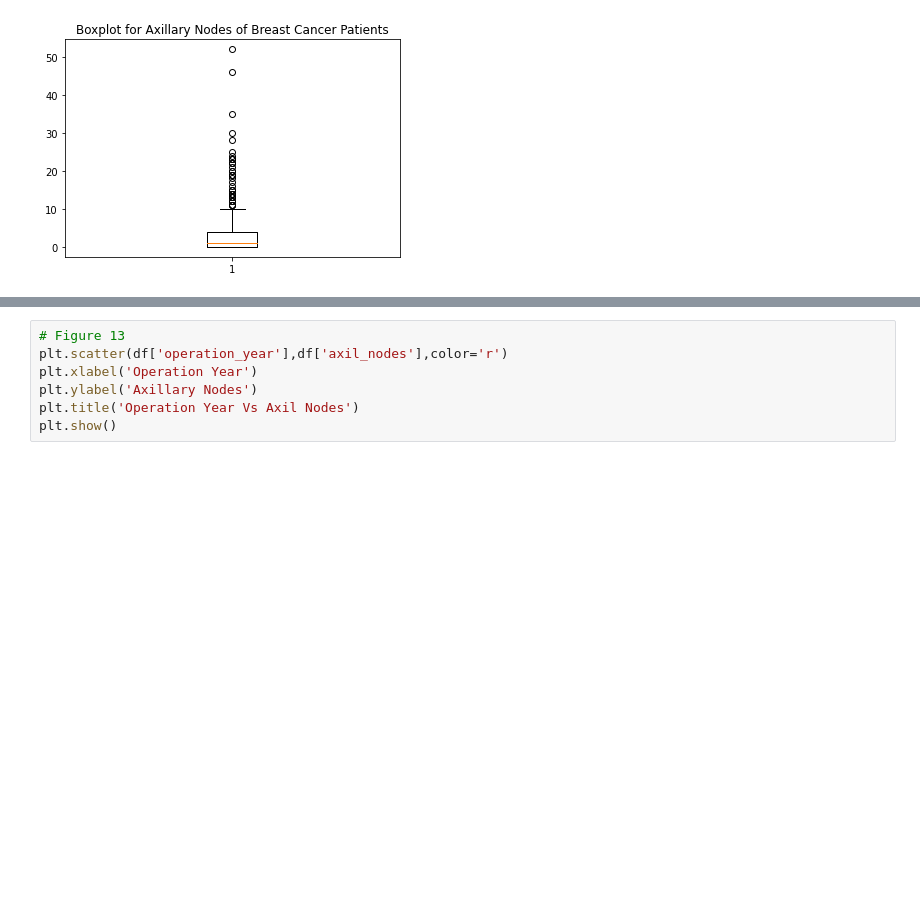
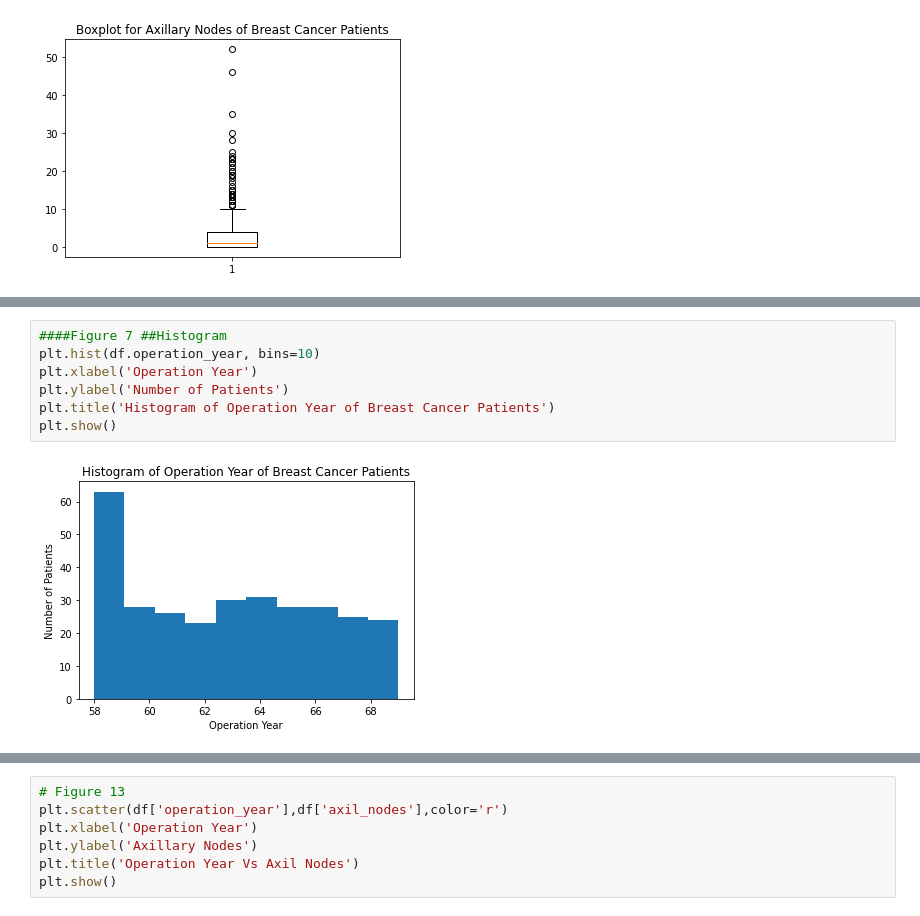
Before and after one commit to mmisobuj/Data-Science-with-Python, a Jupyter notebook: 02.Descriptive-Statistics-with-Python/Python-Descriptive-Statistics-1.ipynb, the cells around one changed output, grey strips where cells are left out. Drawn from its saved outputs; the diff is of its cells as text; blank space fills up the shorter version.

```diff
--- a/02.Descriptive-Statistics-with-Python/Python-Descriptive-Statistics-1.ipynb
+++ b/02.Descriptive-Statistics-with-Python/Python-Descriptive-Statistics-1.ipynb
@@ -51,0 +70,9 @@ Text(0.5, 1.0, 'Boxplot for Axillary Nodes of Breast Cancer Patients')
+# %%
+####Figure 7 ##Histogram
+plt.hist(df.operation_year, bins=10)
+plt.xlabel('Operation Year')
+plt.ylabel('Number of Patients')
+plt.title('Histogram of Operation Year of Breast Cancer Patients')
+plt.show()
+# %% [output]
+[figure, added]
```
Also changed, not shown: parts of 4 cells of this notebook, 1 other file.
